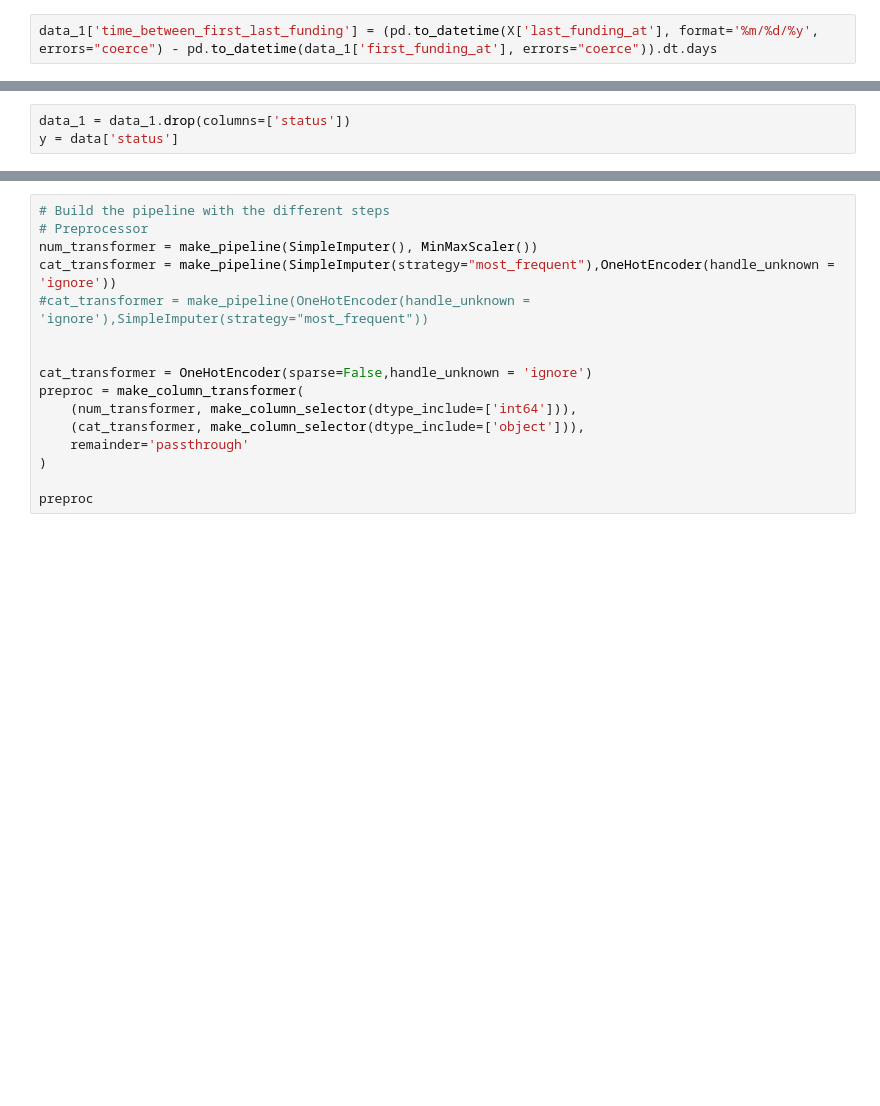
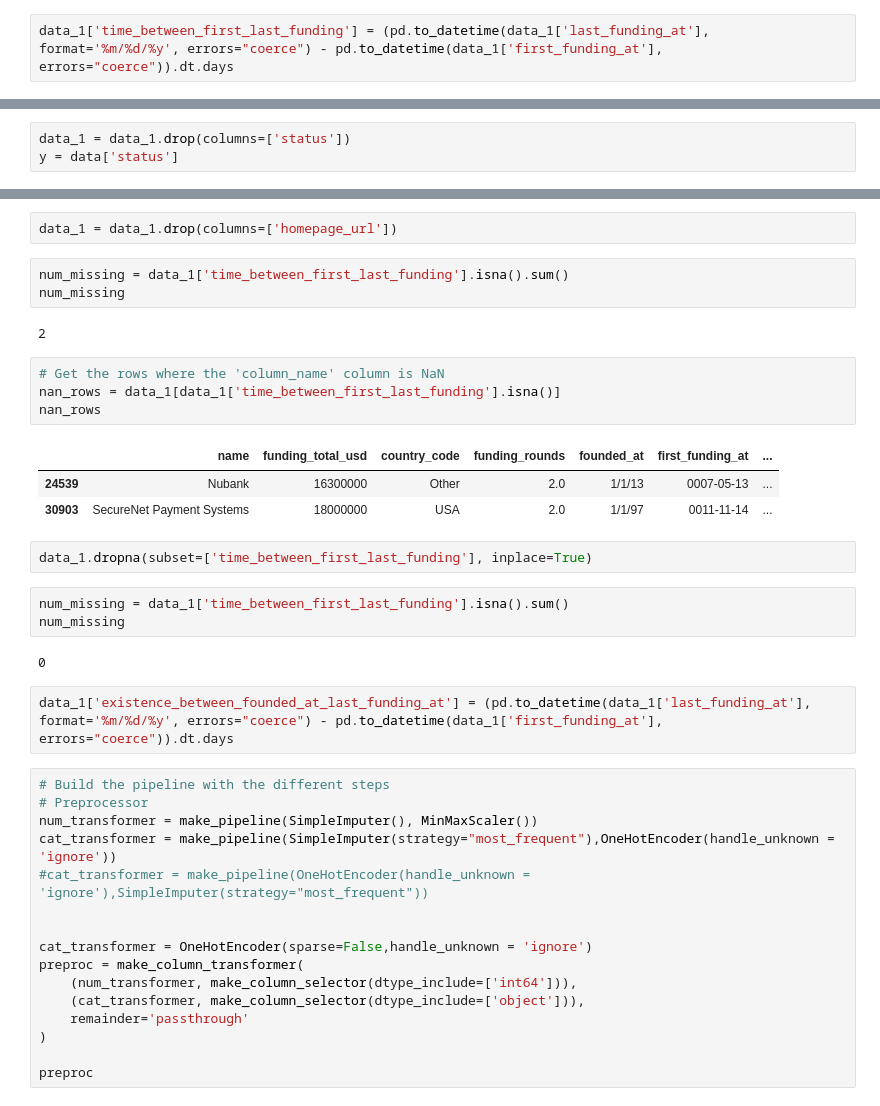
Before and after one commit to aamruth/triumph-venture, a Jupyter notebook: notebooks/data_preparation_deepa_01.ipynb, the cells around one changed output, grey strips where cells are left out. Saved outputs shown, nothing was run; the diff lists cells and outputs as text; blank space fills up the shorter version.

```diff
--- a/notebooks/data_preparation_deepa_01.ipynb
+++ b/notebooks/data_preparation_deepa_01.ipynb
@@ -221,4 +233,4 @@ data_1.head(5)
 # %%
-data_1['time_between_first_last_funding'] = (pd.to_datetime(X['last_funding_at'], format='%m/%d/%y', errors="coerce") - pd.to_datetime(data_1['first_funding_at'], errors="coerce")).dt.days
+data_1['time_between_first_last_funding'] = (pd.to_datetime(data_1['last_funding_at'], format='%m/%d/%y', errors="coerce") - pd.to_datetime(data_1['first_funding_at'], errors="coerce")).dt.days
 # %%
 data_1.head(5)
@@ -247,3 +273,27 @@ data_1.head()
+# %%
+data_1 = data_1.drop(columns=['homepage_url'])
+# %%
+num_missing = data_1['time_between_first_last_funding'].isna().sum()
+num_missing
+# %% [output]
+2
+# %%
+# Get the rows where the 'column_name' column is NaN
+nan_rows = data_1[data_1['time_between_first_last_funding'].isna()]
+nan_rows
+# %% [output]
+|  | name | funding_total_usd | country_code | funding_rounds | founded_at | first_funding_at | ... |
+| 24539 | Nubank | 16300000 | Other | 2.0 | 1/1/13 | 0007-05-13 | ... |
+| 30903 | SecureNet Payment Systems | 18000000 | USA | 2.0 | 1/1/97 | 0011-11-14 | ... |
+# %%
+data_1.dropna(subset=['time_between_first_last_funding'], inplace=True)
+# %%
+num_missing = data_1['time_between_first_last_funding'].isna().sum()
+num_missing
+# %% [output]
+0
+# %%
+data_1['existence_between_founded_at_last_funding_at'] = (pd.to_datetime(data_1['last_funding_at'], format='%m/%d/%y', errors="coerce") - pd.to_datetime(data_1['first_funding_at'], errors="coerce")).dt.days
 # %%
 # Build the pipeline with the different steps
 # Preprocessor
```
Also changed, not shown: parts of 6 cells of this notebook.
